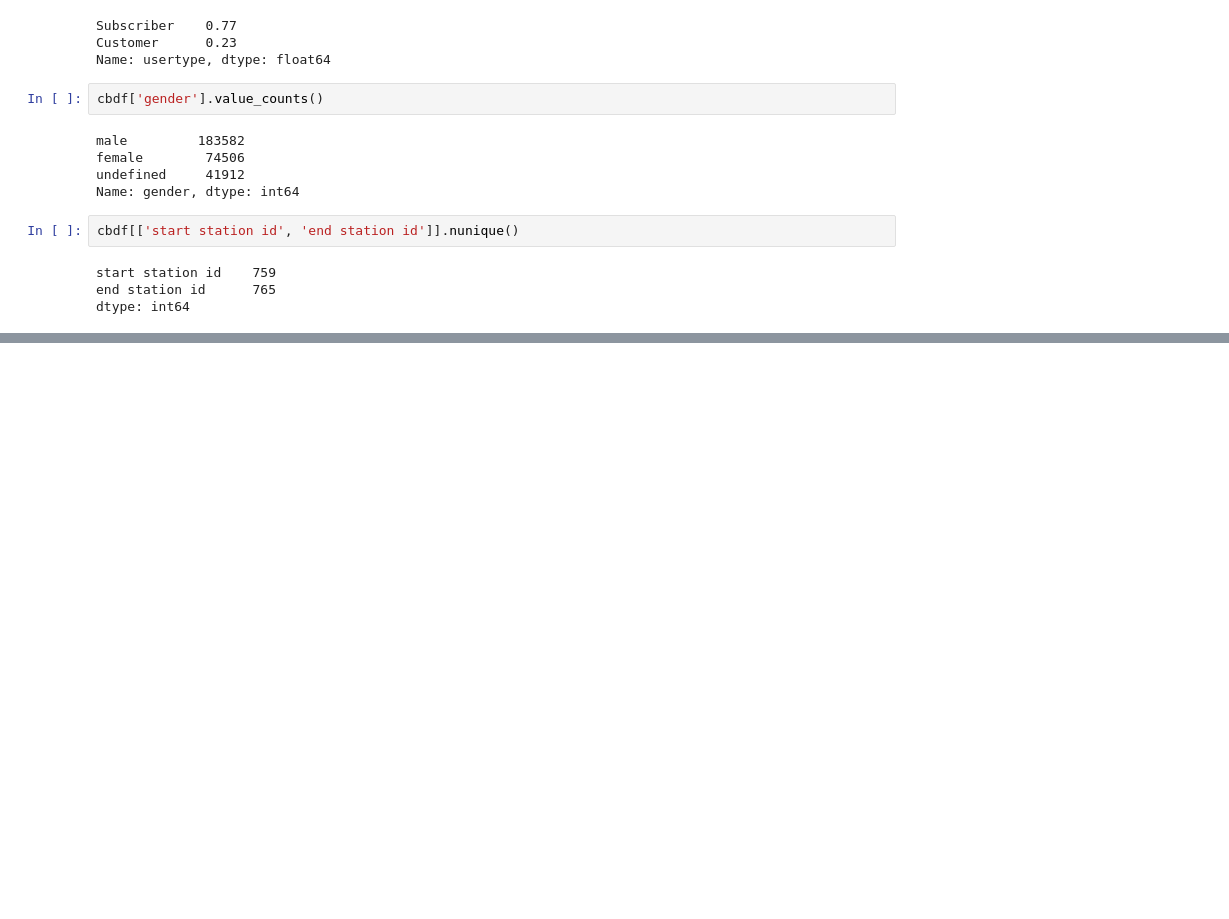
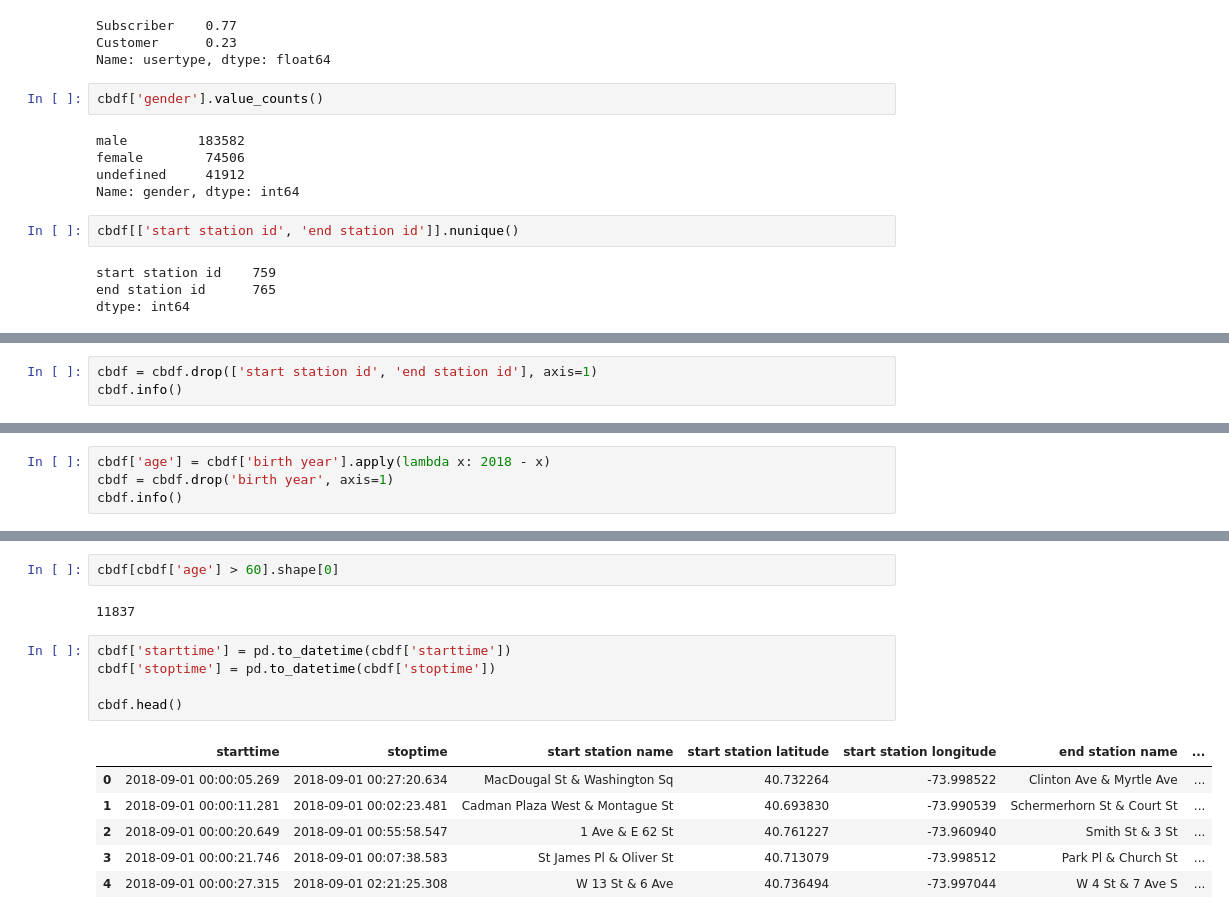
Before and after one commit to rkmarvin/sf_data_science, a Jupyter notebook: course/PY_11_Базовые_приёмы_работы_с_данными_в_Pandas /Базовые_приёмы_работы_с_данными_в_Pandas.ipynb, the cells around one changed output, grey strips where cells are left out. Saved outputs shown, nothing was run; the diff lists cells and outputs as text; blank space fills up the shorter version.

```diff
--- a/course/PY_11_Базовые_приёмы_работы_с_данными_в_Pandas /Базовые_приёмы_работы_с_данными_в_Pandas.ipynb
+++ b/course/PY_11_Базовые_приёмы_работы_с_данными_в_Pandas /Базовые_приёмы_работы_с_данными_в_Pandas.ipynb
@@ -836,0 +836,3 @@ Name: birth year, Length: 300000, dtype: int64>
+# %%
+cbdf = cbdf.drop(['start station id', 'end station id'], axis=1)
+cbdf.info()
@@ -836,0 +859,4 @@ Name: birth year, Length: 300000, dtype: int64>
+# %%
+cbdf['age'] = cbdf['birth year'].apply(lambda x: 2018 - x)
+cbdf = cbdf.drop('birth year', axis=1)
+cbdf.info()
@@ -836,0 +883,16 @@ Name: birth year, Length: 300000, dtype: int64>
+# %%
+cbdf[cbdf['age'] > 60].shape[0]
+# %% [output]
+11837
+# %%
+cbdf['starttime'] = pd.to_datetime(cbdf['starttime'])
+cbdf['stoptime'] = pd.to_datetime(cbdf['stoptime'])
+
+cbdf.head()
+# %% [output]
+|  | starttime | stoptime | start station name | start station latitude | start station longitude | end station name | ... |
+| 0 | 2018-09-01 00:00:05.269 | 2018-09-01 00:27:20.634 | MacDougal St & Washington Sq | 40.732264 | -73.998522 | Clinton Ave & Myrtle Ave | ... |
+| 1 | 2018-09-01 00:00:11.281 | 2018-09-01 00:02:23.481 | Cadman Plaza West & Montague St | 40.693830 | -73.990539 | Schermerhorn St & Court St | ... |
+| 2 | 2018-09-01 00:00:20.649 | 2018-09-01 00:55:58.547 | 1 Ave & E 62 St | 40.761227 | -73.960940 | Smith St & 3 St | ... |
+| 3 | 2018-09-01 00:00:21.746 | 2018-09-01 00:07:38.583 | St James Pl & Oliver St | 40.713079 | -73.998512 | Park Pl & Church St | ... |
+| 4 | 2018-09-01 00:00:27.315 | 2018-09-01 02:21:25.308 | W 13 St & 6 Ave | 40.736494 | -73.997044 | W 4 St & 7 Ave S | ... |
```
Also changed, not shown: parts of 14 cells of this notebook, 11 other files.
